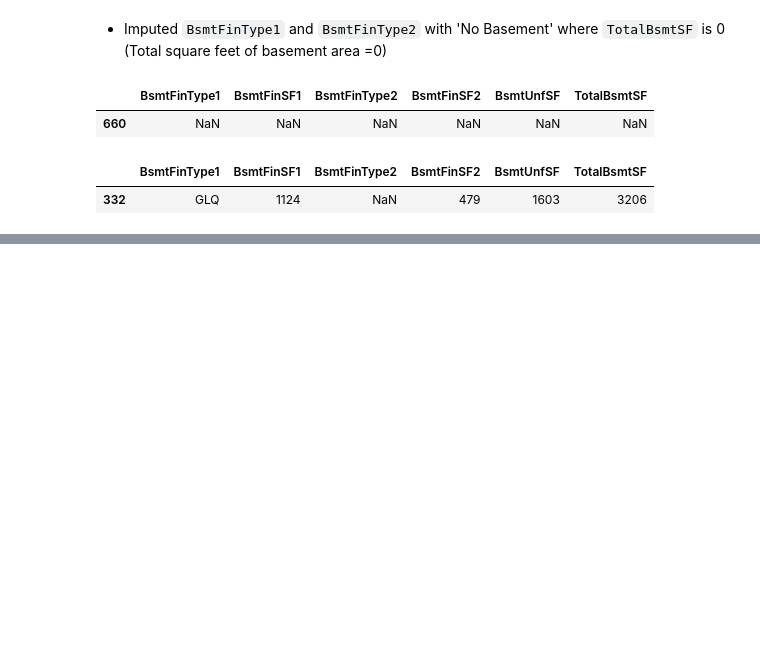
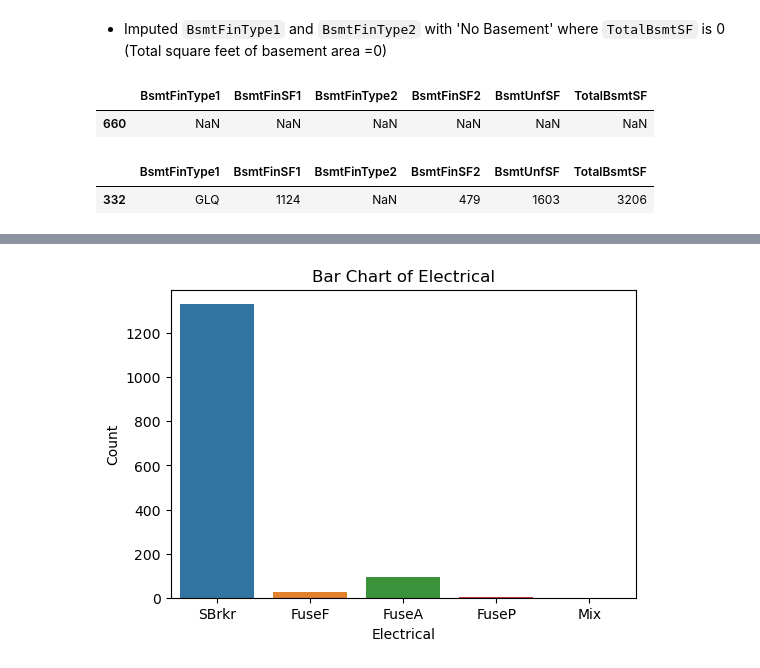
Before and after one commit to hchamikadilshan/house-price-predictor, a Jupyter notebook: notebooks/1 - preprocessing.ipynb, the cells around one changed output, grey strips where cells are left out. Cells and saved outputs as stored; diff of their text form; code cells hidden in the pictures; blank space fills up the shorter version.

Commit message:
Updated Data Preprocessing

```diff
--- a/notebooks/1 - preprocessing.ipynb
+++ b/notebooks/1 - preprocessing.ipynb
@@ -277,0 +284,9 @@ train_data["BsmtFinType2"] = train_data["BsmtFinType2"].fillna(mode_value)
+# %%
+plt.figure(figsize=(6, 4))
+sns.countplot(data=train_data,x='Electrical')
+plt.title('Bar Chart of Electrical')
+plt.xlabel('Electrical')
+plt.ylabel('Count')
+plt.show()
+# %% [output]
+[figure, added]
```
Also changed, not shown: parts of 20 cells of this notebook.
